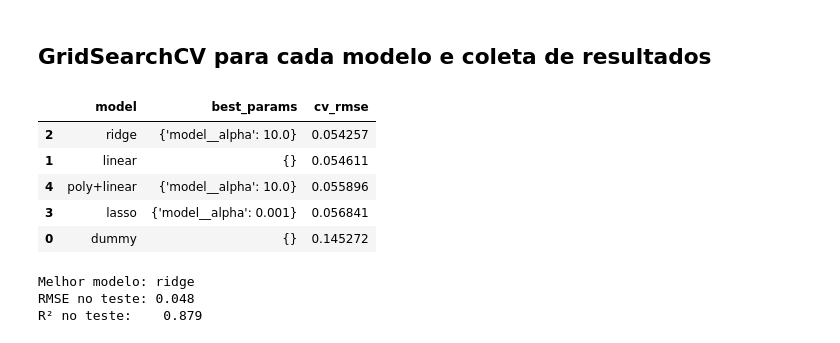
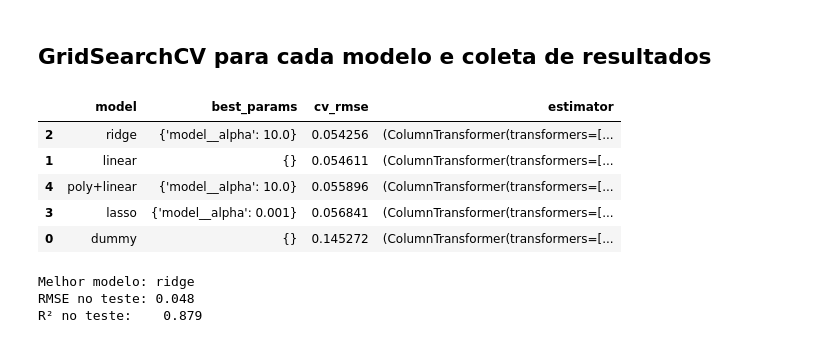
Before and after one commit to Joao-Pedro-Queiroz/projeto_ames, a Jupyter notebook: projeto.ipynb, the cells around one changed output. Cells and saved outputs as stored; diff of their text form; code cells hidden in the pictures.

```diff
--- a/projeto.ipynb
+++ b/projeto.ipynb
@@ -741,33 +739,59 @@ models = {
 }
 # %% [markdown]
 ## GridSearchCV para cada modelo e coleta de resultados
-# %%
-results = []
-for name, mp in models.items():
-    gs = GridSearchCV(
-        mp['pipeline'],
-        mp['params'],
-        cv=5,
-        scoring='neg_root_mean_squared_error',
-        n_jobs=-1
-    )
-    gs.fit(X_train, y_train)
-    best_rmse = -gs.best_score_
-    results.append({
-        'model': name,
-        'best_params': gs.best_params_,
-        'cv_rmse': best_rmse
-    })
-
-cv_results = pd.DataFrame(results).sort_values('cv_rmse')
-cv_results
-# %% [output]
-|  | model | best_params | cv_rmse |
-| 2 | ridge | {'model__alpha': 10.0} | 0.054257 |
-| 1 | linear | {} | 0.054611 |
-| 4 | poly+linear | {'model__alpha': 10.0} | 0.055896 |
-| 3 | lasso | {'model__alpha': 0.001} | 0.056841 |
-| 0 | dummy | {} | 0.145272 |
+# %%
+from sklearn.model_selection import RandomizedSearchCV, cross_val_score
+import numpy as np
+
+results = []
+for name, mp in models.items():
+    pipeline = mp['pipeline']
+    params   = mp['params']
+
+    if not params:
+        # modelo sem hiperparâmetros: rodar CV direto
+        scores = cross_val_score(
+            pipeline, X_train, y_train,
+            cv=5,
+            scoring='neg_root_mean_squared_error',
+            n_jobs=-1
+        )
+        cv_rmse     = -scores.mean()
+        best_params = {}
+        # ajustar de uma vez pra usar depois
+        pipeline.fit(X_train, y_train)
+        best_est    = pipeline
+    else:
+        rnd = RandomizedSearchCV(
+            pipeline,
+            param_distributions=params,
+            n_iter=20,
+            cv=5,
+            scoring='neg_root_mean_squared_error',
+            random_state=42,
+            n_jobs=-1
+        )
+        rnd.fit(X_train, y_train)
+        cv_rmse     = -rnd.best_score_
+        best_params = rnd.best_params_
+        best_est    = rnd.best_estimator_
+
+    results.append({
+        'model':      name,
+        'best_params': best_params,
+        'cv_rmse':    cv_rmse,
+        'estimator':  best_est
+    })
+
+cv_results = pd.DataFrame(results).sort_values('cv_rmse')
+display(cv_results)
+# %% [output]
+|  | model | best_params | cv_rmse | estimator |
+| 2 | ridge | {'model__alpha': 10.0} | 0.054256 | (ColumnTransformer(transformers=[... |
+| 1 | linear | {} | 0.054611 | (ColumnTransformer(transformers=[... |
+| 4 | poly+linear | {'model__alpha': 10.0} | 0.055896 | (ColumnTransformer(transformers=[... |
+| 3 | lasso | {'model__alpha': 0.001} | 0.056841 | (ColumnTransformer(transformers=[... |
+| 0 | dummy | {} | 0.145272 | (ColumnTransformer(transformers=[... |
 # %%
 import numpy as np
 from sklearn.metrics import mean_squared_error, r2_score
```
Also changed, not shown: parts of 1 cell of this notebook.
